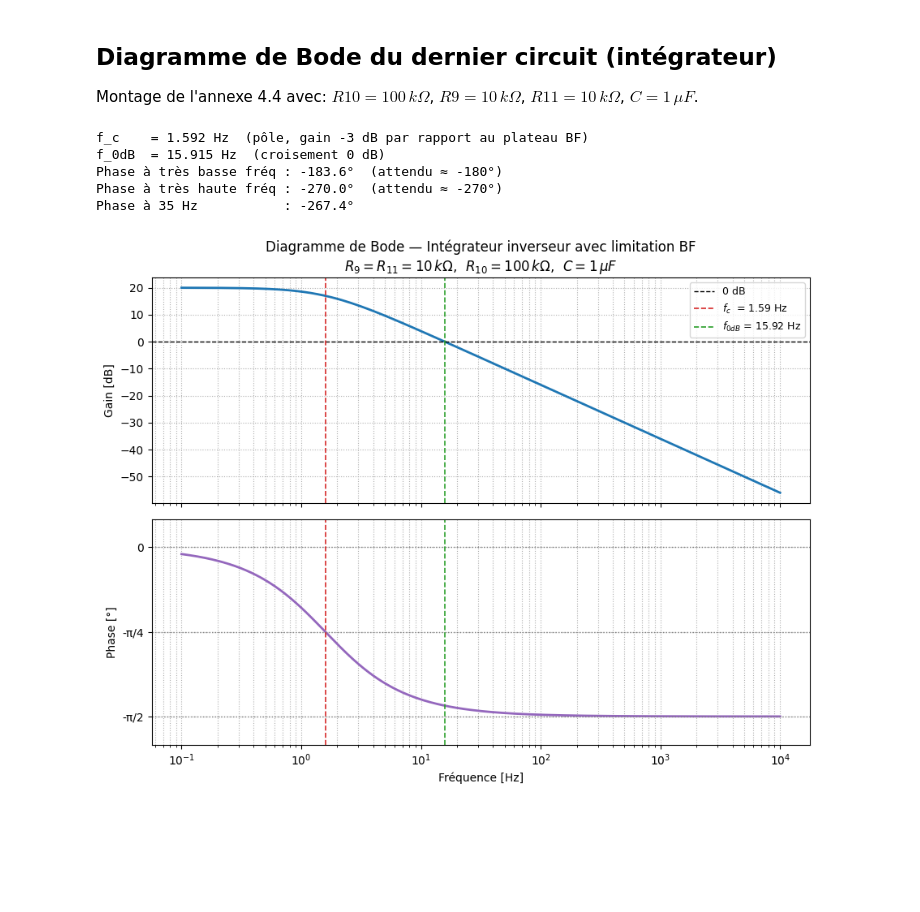
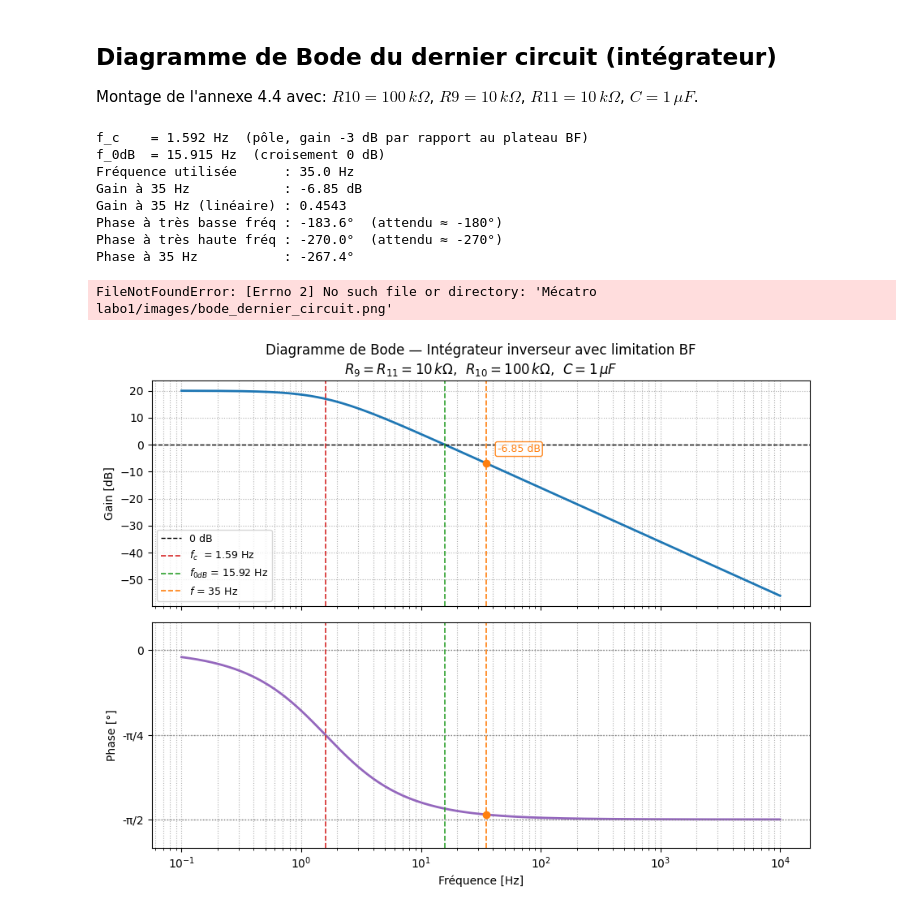
Before and after one commit to tom-berthoud/labo1mecatro, a Jupyter notebook: analysis_induction_B_fI.ipynb, the cells around one changed output. Cells and saved outputs as stored; diff of their text form; code cells hidden in the pictures; blank space fills up the shorter version.

```diff
--- a/analysis_induction_B_fI.ipynb
+++ b/analysis_induction_B_fI.ipynb
@@ -29,14 +29,23 @@ mag_db    = 20 * np.log10(np.abs(H))
 phase_deg = np.angle(H, deg=True) - 360   # ∈ (-270°, -180°)
 
 # Fréquences caractéristiques
-fc   = 1 / (2 * np.pi * R10 * C)          # pôle : 1.59 Hz
-f0dB = 1 / (2 * np.pi * R9  * C)          # gain = 0 dB : 15.9 Hz
+fc    = 1 / (2 * np.pi * R10 * C)         # pôle : 1.59 Hz
+f0dB  = 1 / (2 * np.pi * R9  * C)         # gain = 0 dB : 15.9 Hz
+f_ref = 35.0                              # fréquence utilisée pour le calcul final
+
+H_ref        = -(R10 / R9) / (1 + 1j * 2 * np.pi * f_ref * R10 * C)
+gain_ref     = np.abs(H_ref)
+gain_ref_db  = 20 * np.log10(gain_ref)
+phase_ref_deg = np.angle(H_ref, deg=True) - 360
 
 print(f"f_c    = {fc:.3f} Hz  (pôle, gain -3 dB par rapport au plateau BF)")
 print(f"f_0dB  = {f0dB:.3f} Hz  (croisement 0 dB)")
+print(f"Fréquence utilisée      : {f_ref:.1f} Hz")
+print(f"Gain à 35 Hz            : {gain_ref_db:.2f} dB")
+print(f"Gain à 35 Hz (linéaire) : {gain_ref:.4f}")
 print(f"Phase à très basse fréq : {phase_deg[0]:.1f}°  (attendu ≈ -180°)")
 print(f"Phase à très haute fréq : {phase_deg[-1]:.1f}°  (attendu ≈ -270°)")
-print(f"Phase à 35 Hz           : {np.interp(35, f, phase_deg):.1f}°")
+print(f"Phase à 35 Hz           : {phase_ref_deg:.1f}°")
 
 # --- Tracé ---
 fig, (ax1, ax2) = plt.subplots(2, 1, figsize=(9, 7), sharex=True)
@@ -46,36 +55,52 @@ ax1.semilogx(f, mag_db, lw=2, color='tab:blue')
 ax1.axhline(0, color='k', linestyle='--', lw=1, label='0 dB')
 ax1.axvline(fc,   color='tab:red',   linestyle='--', lw=1.2, label=f'$f_c$  = {fc:.2f} Hz')
 ax1.axvline(f0dB, color='tab:green', linestyle='--', lw=1.2, label=f'$f_{{0dB}}$ = {f0dB:.2f} Hz')
+ax1.axvline(f_ref, color='tab:orange', linestyle='--', lw=1.2, label=f'$f$ = {f_ref:.0f} Hz')
+ax1.plot(f_ref, gain_ref_db, 'o', color='tab:orange')
+ax1.annotate(f'{gain_ref_db:.2f} dB',
+             xy=(f_ref, gain_ref_db),
+             xytext=(10, 10),
+             textcoords='offset points',
+             color='tab:orange',
+             fontsize=9,
+             bbox=dict(boxstyle='round,pad=0.2', fc='white', ec='tab:orange', alpha=0.9))
 ax1.set_ylabel('Gain [dB]')
 ax1.legend(fontsize=9)
 ax1.grid(True, which='both', ls=':')
 ax1.set_title('Diagramme de Bode — Intégrateur inverseur avec limitation BF\n'
               r'$R_9=R_{11}=10\,k\Omega$,  $R_{10}=100\,k\Omega$,  $C=1\,\mu F$')
 
 # Phase
 ax2.semilogx(f, phase_deg, lw=2, color='tab:purple')
 ax2.axhline(-180, color='gray', ls=':', lw=1)
 ax2.axhline(-225, color='gray', ls=':', lw=1)
 ax2.axhline(-270, color='gray', ls=':', lw=1)
 ax2.axvline(fc,   color='tab:red',   linestyle='--', lw=1.2)
 ax2.axvline(f0dB, color='tab:green', linestyle='--', lw=1.2)
+ax2.axvline(f_ref, color='tab:orange', linestyle='--', lw=1.2)
+ax2.plot(f_ref, phase_ref_deg, 'o', color='tab:orange')
+
 ax2.set_yticks([-270, -225, -180])
 ax2.set_yticklabels(['-π/2', '-π/4', '0'])
 ax2.set_ylim(-285, -165)
 ax2.set_ylabel('Phase [°]')
 ax2.set_xlabel('Fréquence [Hz]')
 ax2.grid(True, which='both', ls=':')
 
 fig.tight_layout()
 fig.savefig('bode_dernier_circuit.png', dpi=180)
 import shutil
 shutil.copy('bode_dernier_circuit.png',
             'Mécatro labo1/images/bode_dernier_circuit.png')
 plt.show()
 # %% [output]
 f_c    = 1.592 Hz  (pôle, gain -3 dB par rapport au plateau BF)
 f_0dB  = 15.915 Hz  (croisement 0 dB)
+Fréquence utilisée      : 35.0 Hz
+Gain à 35 Hz            : -6.85 dB
+Gain à 35 Hz (linéaire) : 0.4543
 Phase à très basse fréq : -183.6°  (attendu ≈ -180°)
 Phase à très haute fréq : -270.0°  (attendu ≈ -270°)
 Phase à 35 Hz           : -267.4°
+FileNotFoundError: [Errno 2] No such file or directory: 'Mécatro labo1/images/bode_dernier_circuit.png'
-[figure, old version]
+[figure, new version]
```
Also changed, not shown: 6 other files.
